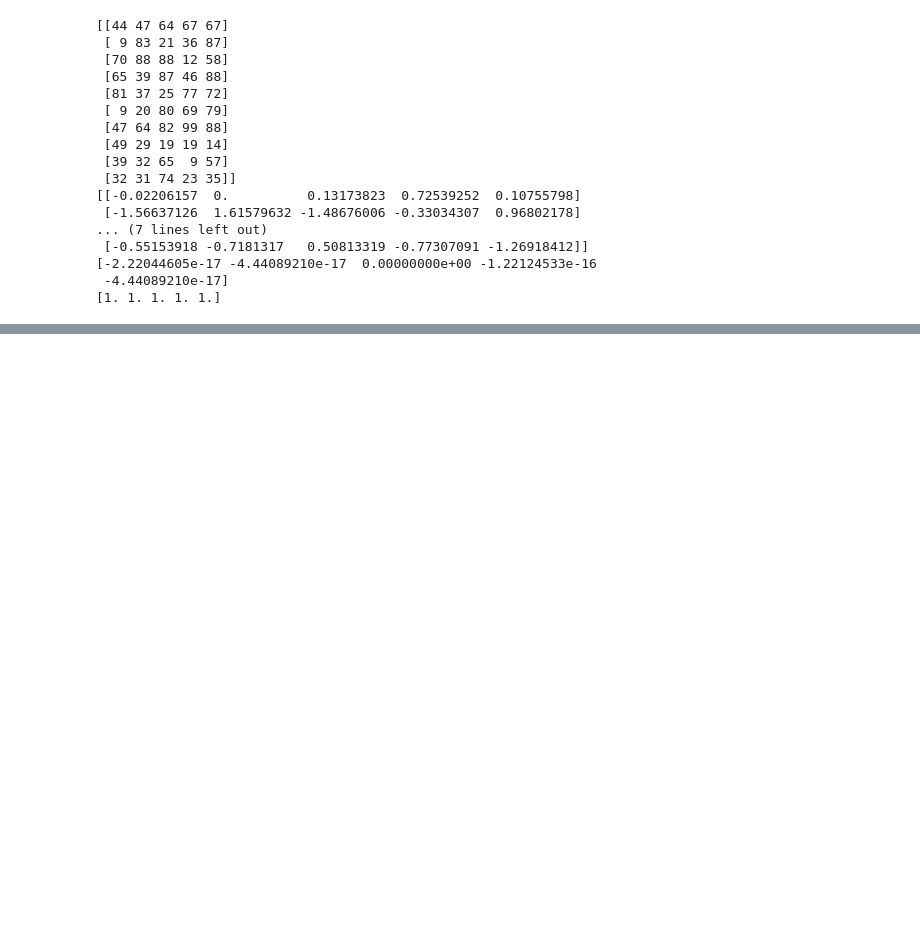
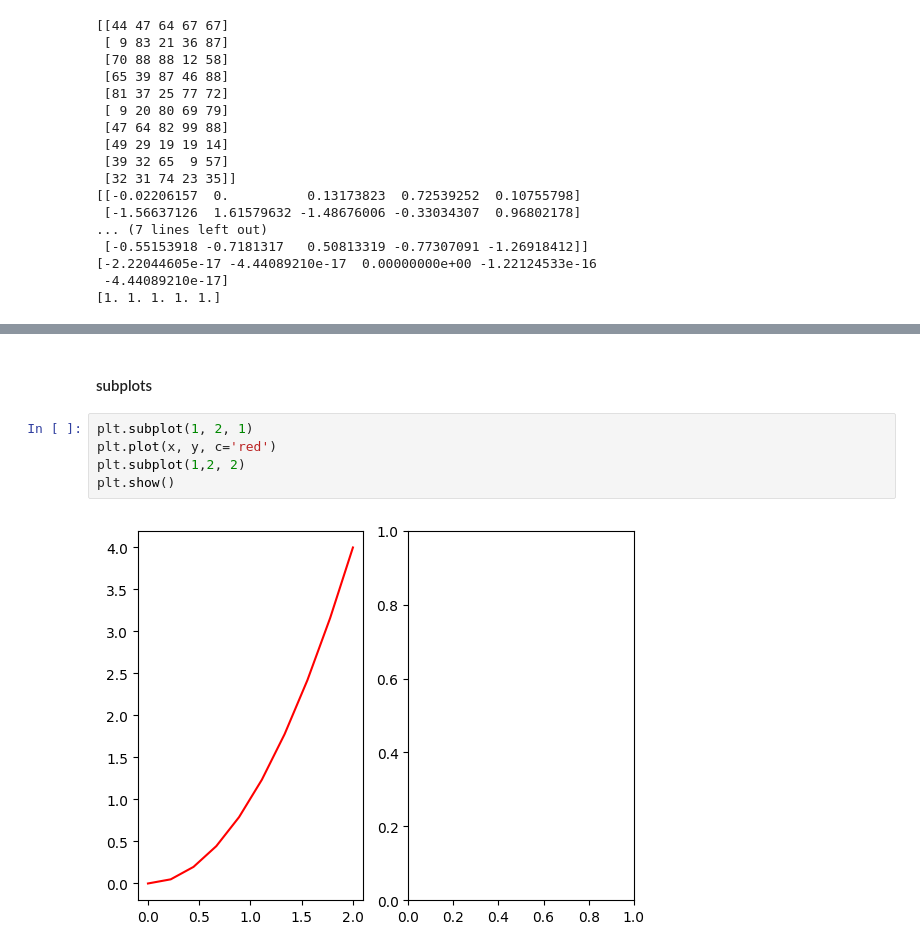
Before and after one commit to KpihX/ai-test, a Jupyter notebook: Formation-Saint_Cirgue/python-ml/Mod_Test.ipynb, the cells around one changed output, grey strips where cells are left out. Drawn from its saved outputs; the diff is of its cells as text; blank space fills up the shorter version.

```diff
--- a/Formation-Saint_Cirgue/python-ml/Mod_Test.ipynb
+++ b/Formation-Saint_Cirgue/python-ml/Mod_Test.ipynb
@@ -536,0 +585,9 @@ print(sA.std(axis=0))
+# %% [markdown]
+#### subplots
+# %%
+plt.subplot(1, 2, 1)
+plt.plot(x, y, c='red')
+plt.subplot(1,2, 2)
+plt.show()
+# %% [output]
+[figure, added]
```
Also changed, not shown: parts of 17 cells of this notebook, 3 other files.
